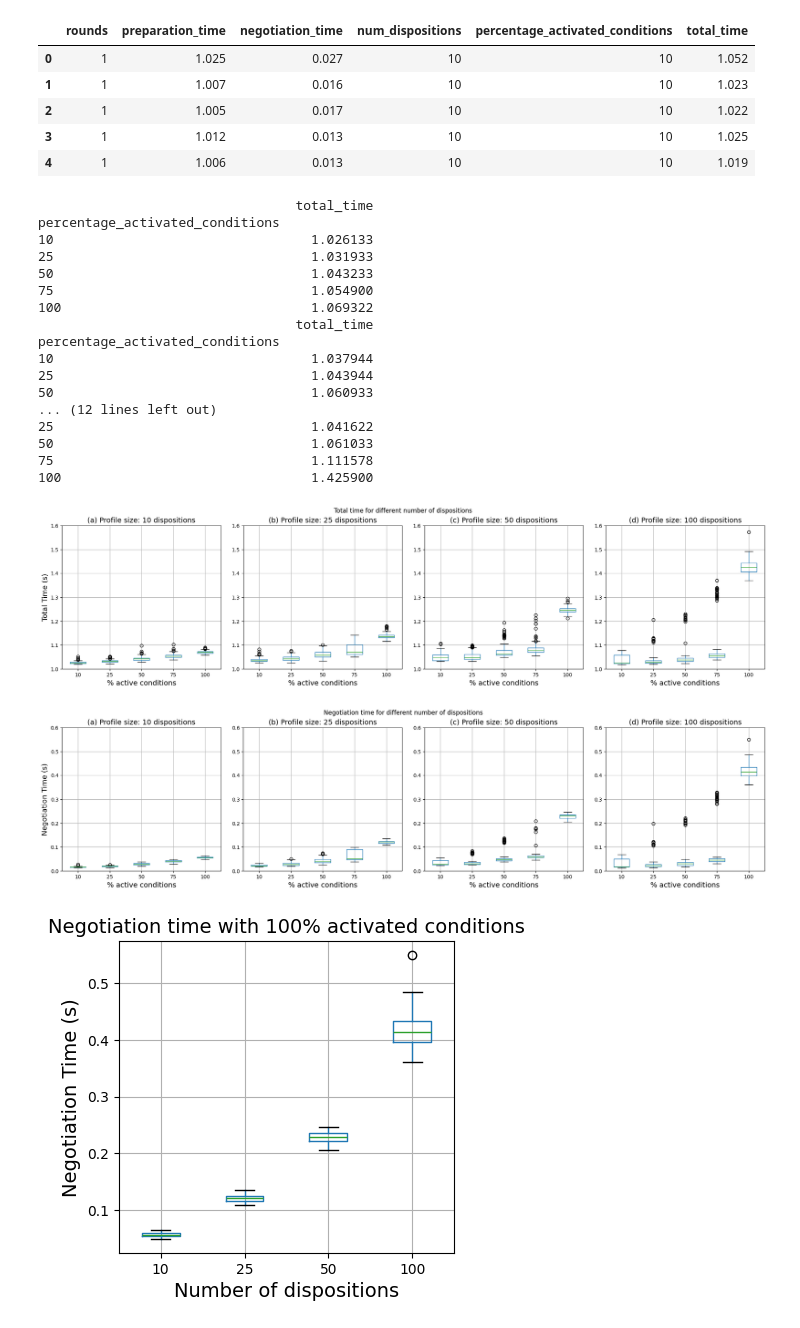
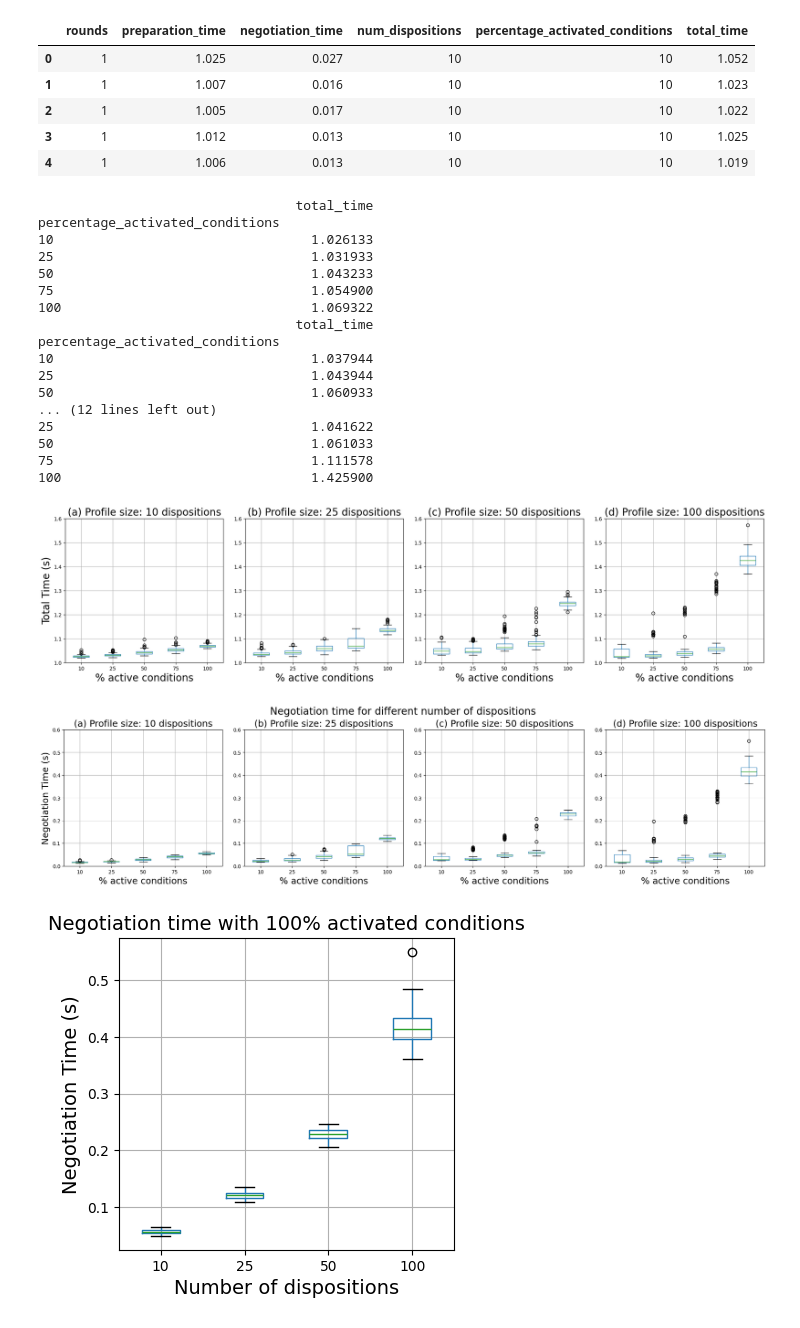
Before and after one commit to reichern/robethichor-self-negotiation, a Jupyter notebook: evaluation/scalability.ipynb, the cells around one changed output. Drawn from its saved outputs; the diff is of its cells as text; code cells hidden in the pictures.

```diff
--- a/evaluation/scalability.ipynb
+++ b/evaluation/scalability.ipynb
@@ -64,38 +64,39 @@ for i, dispositions in enumerate(sorted(dispositions_list)):
     if ax:
         subset = df[df["num_dispositions"] == dispositions][["percentage_activated_conditions","total_time"]]
         print(subset.groupby("percentage_activated_conditions").mean())
         subset.boxplot(ax=ax,by="percentage_activated_conditions")
-        ax.set_title(f"({['a', 'b', 'c', 'd', 'e'][chart_counter]}) Profile size: {dispositions} dispositions", fontsize=14)
-        ax.set_xlabel("% active conditions", fontsize=14)
+        ax.set_title(f"({['a', 'b', 'c', 'd', 'e'][chart_counter]}) Profile size: {dispositions} dispositions", fontsize=20)
+        ax.set_xlabel("% active conditions", fontsize=20)
         if i == 0:
-            ax.set_ylabel("Total Time (s)", fontsize=14)
+            ax.set_ylabel("Total Time (s)", fontsize=20)
         else:
             ax.set_ylabel(" ")
         chart_counter += 1
         ax.set_ylim([1,1.6])
     else:
         pass
-fig.suptitle("Total time for different number of dispositions")
+fig.suptitle("")
+plt.savefig("scalability-total-num_conditions.pdf", format="pdf", bbox_inches="tight")
 plt.show()
 # %% [output]
                                  total_time
 percentage_activated_conditions
 10                                 1.026133
 25                                 1.031933
 50                                 1.043233
 75                                 1.054900
 100                                1.069322
                                  total_time
 percentage_activated_conditions
 10                                 1.037944
 25                                 1.043944
 50                                 1.060933
 ... (12 lines left out)
 25                                 1.041622
 50                                 1.061033
 75                                 1.111578
 100                                1.425900
-[figure, old version]
+[figure, new version]
 # %%
 dispositions_list = df["num_dispositions"].unique()
 conditions_list = df["percentage_activated_conditions"].unique()
@@ -113,20 +114,20 @@ for i, dispositions in enumerate(sorted(dispositions_list)):
     if ax:
         subset = df[df["num_dispositions"] == dispositions][["percentage_activated_conditions","negotiation_time"]]
         subset.boxplot(ax=ax,by="percentage_activated_conditions")
-        ax.set_title(f"({['a', 'b', 'c', 'd', 'e'][chart_counter]}) Profile size: {dispositions} dispositions", fontsize=14)
-        ax.set_xlabel("% active conditions", fontsize=14)
+        ax.set_title(f"({['a', 'b', 'c', 'd', 'e'][chart_counter]}) Profile size: {dispositions} dispositions", fontsize=18)
+        ax.set_xlabel("% active conditions", fontsize=18)
         if i == 0:
-            ax.set_ylabel("Negotiation Time (s)", fontsize=14)
+            ax.set_ylabel("Negotiation Time (s)", fontsize=18)
         else:
             ax.set_ylabel(" ")
         chart_counter += 1
         ax.set_ylim([0,0.6])
     else:
         pass
-fig.suptitle("Negotiation time for different number of dispositions")
+fig.suptitle("Negotiation time for different number of dispositions",fontsize=20)
 plt.show()
 # %% [output]
-[figure, old version]
+[figure, new version]
 # %%
 dispositions_list = df["num_dispositions"].unique()
 
```
Also changed, not shown: parts of 2 cells of this notebook, 7 other files.
